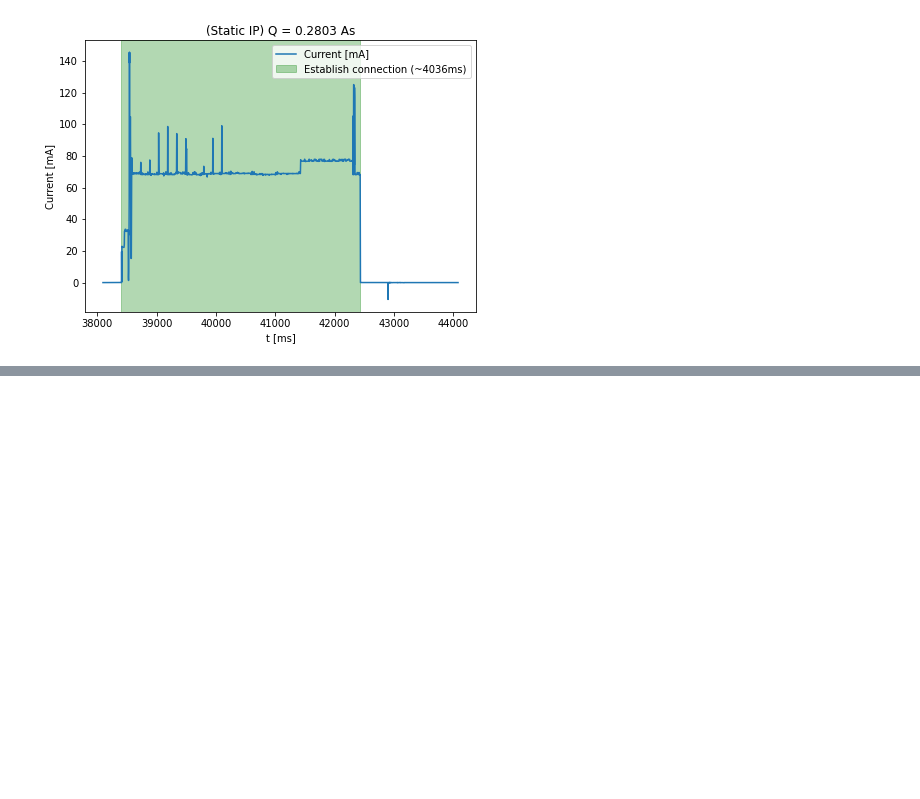
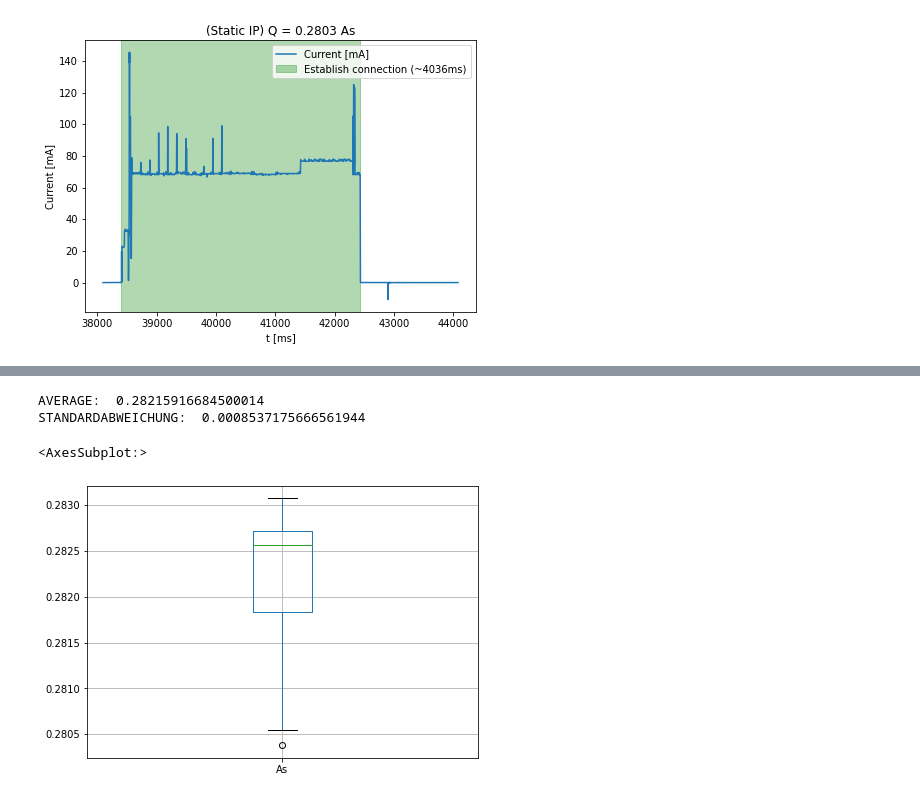
Before and after one commit to widmannthomas/dibse_integratives_gesamt_projekt, a Jupyter notebook: current_sensor/dhcp_static/dhcp_static.ipynb, the cells around one changed output, grey strips where cells are left out. Saved outputs shown, nothing was run; the diff lists cells and outputs as text; code cells hidden in the pictures; blank space fills up the shorter version.

```diff
--- a/current_sensor/dhcp_static/dhcp_static.ipynb
+++ b/current_sensor/dhcp_static/dhcp_static.ipynb
@@ -378,0 +202,33 @@ MAX:  0.0786212610896742
+# %%
+data_frame_dhcp_describe = pd.read_csv("static.csv", sep=" ", names=["time_ms", "current_mA"])
+
+current_ma1=calc_load_coulomb(pd.read_csv("static.csv", sep=" ", names=["time_ms", "current_mA"])[13:1497])
+current_ma2=calc_load_coulomb(pd.read_csv("static.csv", sep=" ", names=["time_ms", "current_mA"])[1644:3130])
+current_ma3=calc_load_coulomb(pd.read_csv("static.csv", sep=" ", names=["time_ms", "current_mA"])[3333:4819])
+current_ma4=calc_load_coulomb(pd.read_csv("static.csv", sep=" ", names=["time_ms", "current_mA"])[4975:6465])
+current_ma5=calc_load_coulomb(pd.read_csv("static.csv", sep=" ", names=["time_ms", "current_mA"])[6644:8132])
+current_ma6=calc_load_coulomb(pd.read_csv("static.csv", sep=" ", names=["time_ms", "current_mA"])[8353:9842])
+current_ma7=calc_load_coulomb(pd.read_csv("static.csv", sep=" ", names=["time_ms", "current_mA"])[10005:11494])
+current_ma8=calc_load_coulomb(pd.read_csv("static.csv", sep=" ", names=["time_ms", "current_mA"])[11669:13155])
+current_ma9=calc_load_coulomb(pd.read_csv("static.csv", sep=" ", names=["time_ms", "current_mA"])[13339:14825])
+current_ma10=calc_load_coulomb(pd.read_csv("static.csv", sep=" ", names=["time_ms", "current_mA"])[15086:16575])
+current_ma11=calc_load_coulomb(pd.read_csv("static.csv", sep=" ", names=["time_ms", "current_mA"])[16843:18329])
+current_ma12=calc_load_coulomb(pd.read_csv("static.csv", sep=" ", names=["time_ms", "current_mA"])[18538:20028])
+current_ma13=calc_load_coulomb(pd.read_csv("static.csv", sep=" ", names=["time_ms", "current_mA"])[20181:21666])
+current_ma14=calc_load_coulomb(pd.read_csv("static.csv", sep=" ", names=["time_ms", "current_mA"])[21955:23442])
+current_ma15=calc_load_coulomb(pd.read_csv("static.csv", sep=" ", names=["time_ms", "current_mA"])[23817:25303])
+
+allMeasurents=[current_ma1,current_ma2,current_ma3,current_ma4,current_ma5,current_ma6,current_ma7,current_ma8,current_ma9,current_ma10,current_ma11,current_ma12,current_ma13,current_ma14,current_ma15]
+
+print("AVERAGE: ", np.average(allMeasurents))
+print("STANDARDABWEICHUNG: ", np.std(allMeasurents))
+# df=pd.DataFrame(allMeasurents)
+# df.to_csv("static_As.csv")
+
+data_frame = pd.read_csv("static_As.csv", sep=" ", names=["As"])
+data_frame.boxplot(column="As",return_type='axes')
+# %% [output]
+AVERAGE:  0.28215916684500014
+STANDARDABWEICHUNG:  0.0008537175666561944
+<AxesSubplot:>
+[figure, added]
```
Also changed, not shown: parts of 3 cells of this notebook, 6 other files.
